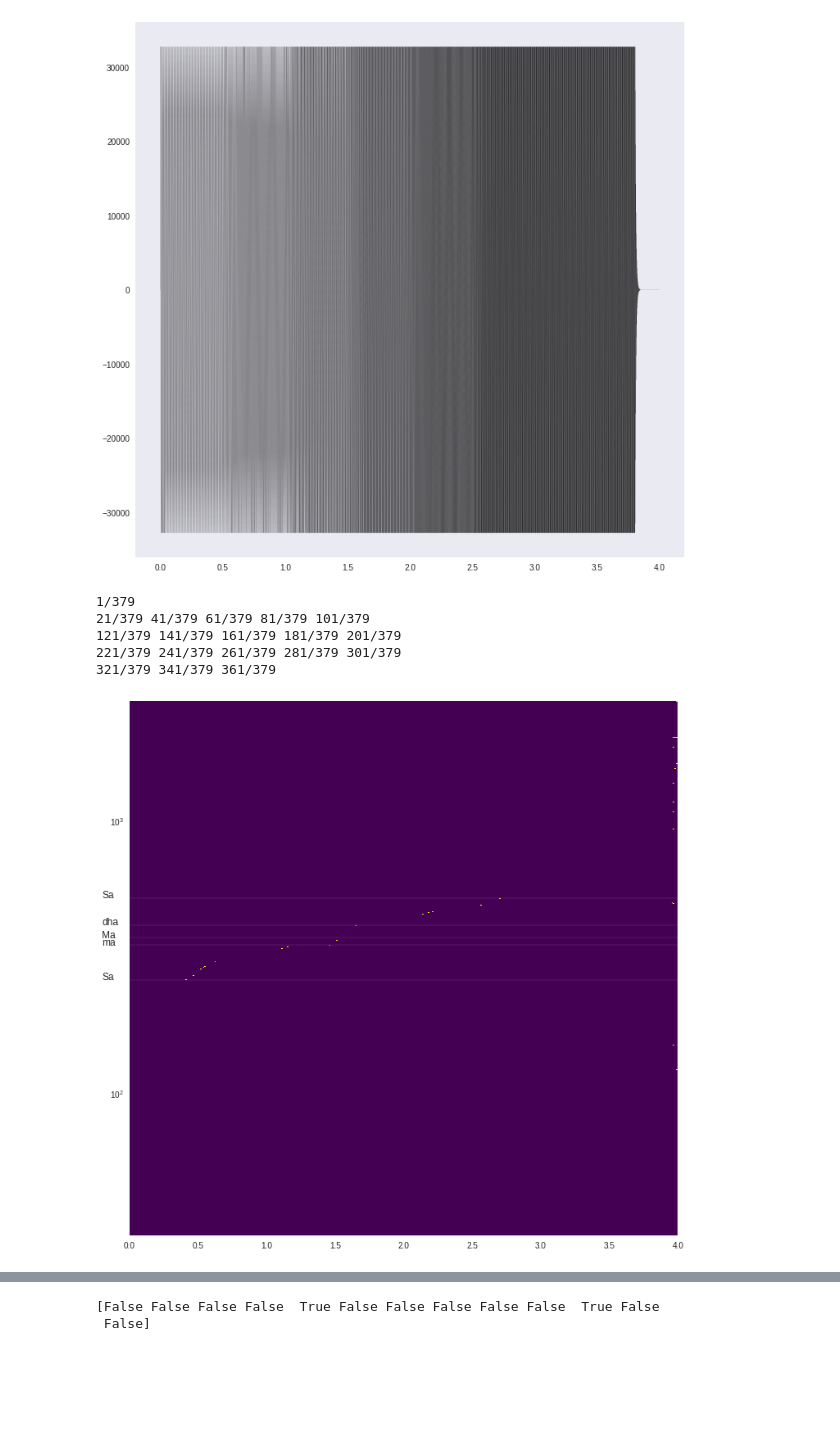
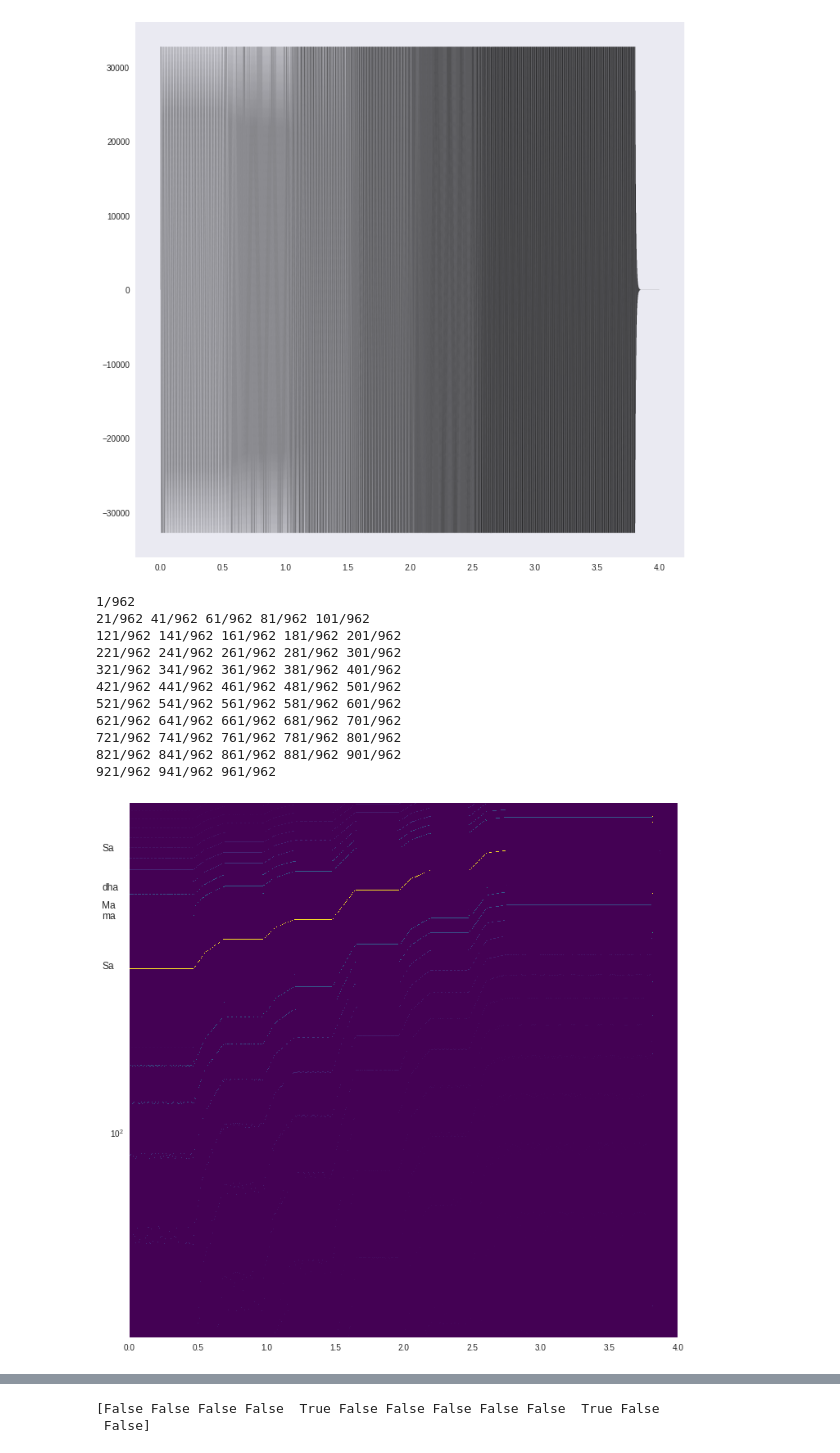
Before and after one commit to tandav/spectrogram, a Jupyter notebook: custom_fft_low_freqs.ipynb, the cells around one changed output, grey strips where cells are left out. Saved outputs shown, nothing was run; the diff lists cells and outputs as text; code cells hidden in the pictures; blank space fills up the shorter version.

Commit message:
normal params for maxima tracking

```diff
--- a/custom_fft_low_freqs.ipynb
+++ b/custom_fft_low_freqs.ipynb
@@ -39,8 +41,11 @@ plt.plot(t, signal, 'k-', linewidth=0.1)
 [<matplotlib.lines.Line2D at 0x...>]
 [figure]
 # %%
-nperseg  = 11025//2
+nperseg  = 11025//8
 noverlap = nperseg // 100 * 92
+
+# nperseg  = 11025//2
+# noverlap = nperseg // 100 * 92
 step = nperseg - noverlap
 f_N = nperseg // 1
 spectrogram = np.empty( ((signal.shape[-1] - noverlap) // step, f_N) )
@@ -69,6 +74,9 @@ for i in range(0, N, step):
 
         magnitude = np.abs(corr)
 
+
+#         magnitude[magnitude < magnitude.max()/4] = 0
+
 #         magnitude = magnitude * np.geomspace(1, 10000, f_N) # high freqs saturation
 
         maximas_mask = np.r_[True, magnitude[1:] > magnitude[:-1]] & np.r_[magnitude[:-1] > magnitude[1:], True]
@@ -76,43 +84,52 @@ for i in range(0, N, step):
         sharp_peaks = np.zeros_like(magnitude)
         sharp_peaks[maximas_mask] = magnitude[maximas_mask]
 
-        sharp_peaks[sharp_peaks < np.max(sharp_peaks) / 2] = 0 # filter out small maximas
+#         threshold = np.max(sharp_peaks) / 10
+#         threshold = np.sort(magnitude[maximas_mask])[-5] # take only 10 peaks
+#         sharp_peaks[sharp_peaks < threshold] = 0 # filter out small maximas
 #         sharp_peaks[maximas_mask] = 1
 
 
-#         print(spectrogram.shape, magnitude.shape)
 #         spectrogram[j] = magnitude
         spectrogram[j] = sharp_peaks
         j += 1
 # %% [output]
-1/379
-21/379 41/379 61/379 81/379 101/379
-121/379 141/379 161/379 181/379 201/379
-221/379 241/379 261/379 281/379 301/379
-321/379 341/379 361/379
+1/962
+21/962 41/962 61/962 81/962 101/962
+121/962 141/962 161/962 181/962 201/962
+221/962 241/962 261/962 281/962 301/962
+321/962 341/962 361/962 381/962 401/962
+421/962 441/962 461/962 481/962 501/962
+521/962 541/962 561/962 581/962 601/962
+621/962 641/962 661/962 681/962 701/962
+721/962 741/962 761/962 781/962 801/962
+821/962 841/962 861/962 881/962 901/962
+921/962 941/962 961/962
 # %%
 t_for_spectrogram = np.linspace(0, N/rate, j)
 T, F = np.meshgrid(t_for_spectrogram, f)
 
 # spec_filtered = np.copy(spectrogram.T)
-spec_filtered = np.clip(spectrogram.T, 0, 1)
-# spec_filtered = 20 * np.log10(spec_filtered.T)
+spec_filtered = np.clip(spectrogram.T, 0, 40000)
+# spec_filtered = 20 * np.log10(spec_filtered)
 # print(T.shape, F.shape, spec_filtered.shape)
 # spec_filtered[spec_filtered < 2000000] = 0
 
 plt.pcolormesh(T, F, spec_filtered, cmap='viridis')
 
 freqlines = np.array([261, 350, 372, 415, 522])
 plt.semilogy()
-plt.hlines(freqlines, xmin=0, xmax=N/rate, linewidth=0.1, color='w', label='Sa')
+# plt.hlines(freqlines, xmin=0, xmax=N/rate, linewidth=0.1, color='w', label='Sa')
+
 plt.text(-0.2, 261, 'Sa', fontsize=12)
 plt.text(-0.2, 350, 'ma', fontsize=12)
 plt.text(-0.2, 372, 'Ma', fontsize=12)
 plt.text(-0.2, 415, 'dha', fontsize=12)
 plt.text(-0.2, 522, 'Sa', fontsize=12)
+
 # plt.hlines(f, xmin=0, xmax=400, linewidth=1, color='w')
 # plt.axhline(y=261, linewidth=1, color='w')
 plt.grid(False)
 plt.show()
 # %% [output]
-[figure, old version]
+[figure, new version]
```
Also changed, not shown: parts of 9 cells of this notebook.
